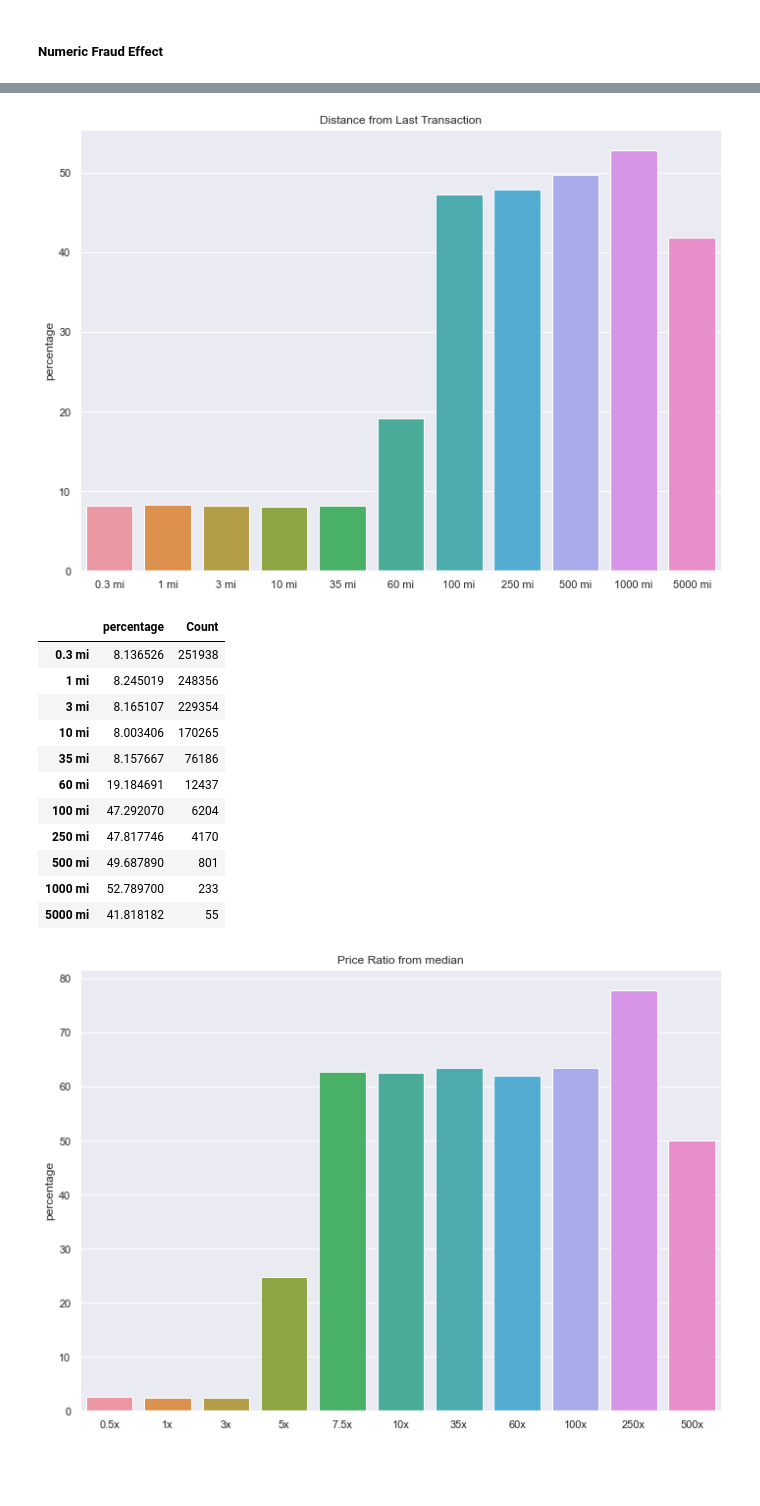
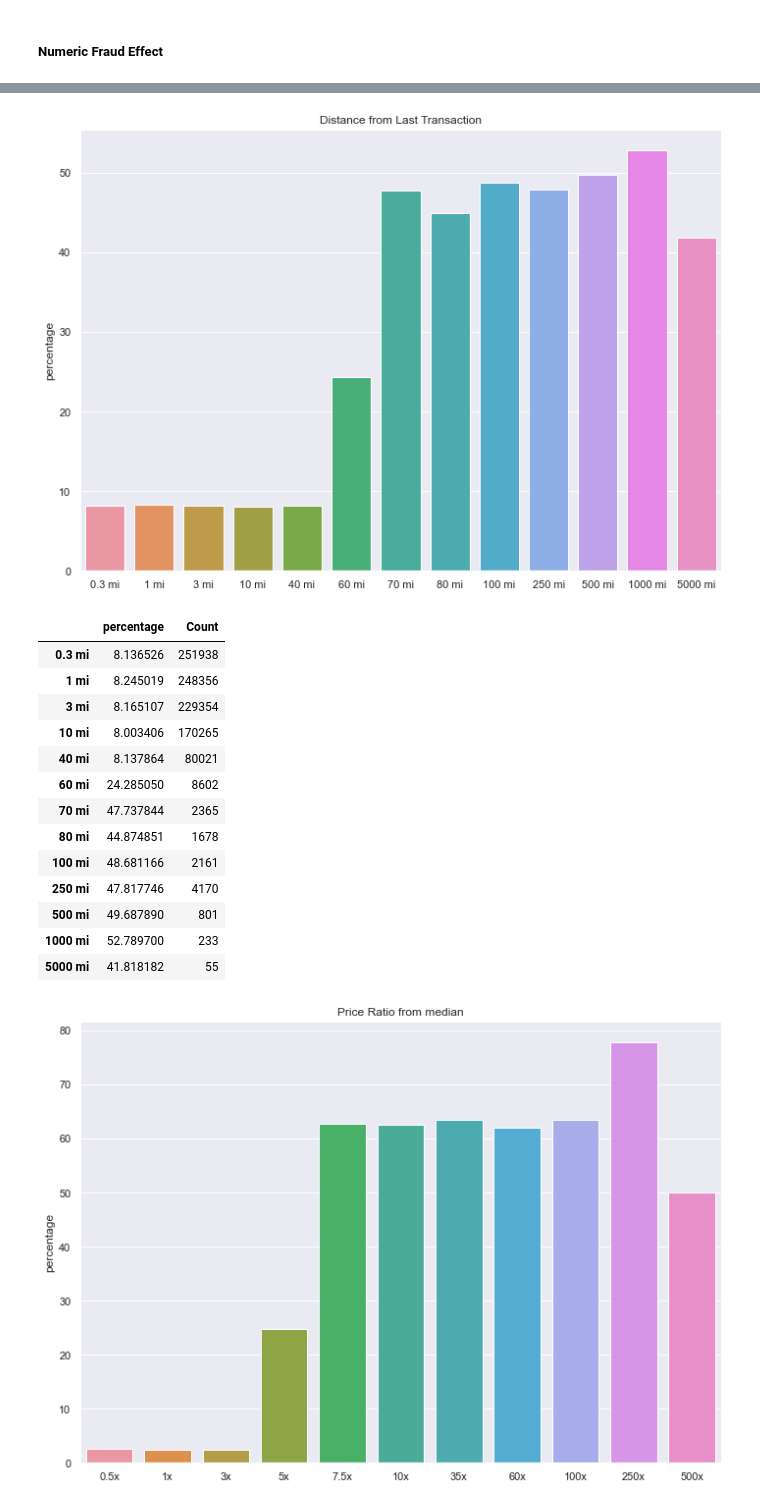
Before and after one commit to jesse51002/Fraud-u-not, a Jupyter notebook: FraudModel.ipynb, the cells around one changed output, grey strips where cells are left out. Cells and saved outputs as stored; diff of their text form; code cells hidden in the pictures; blank space fills up the shorter version.

```diff
--- a/FraudModel.ipynb
+++ b/FraudModel.ipynb
@@ -91,7 +91,7 @@ catergoryFraudData
 # %% [markdown]
 ##### Numeric Fraud Effect
 # %%
-distanceRanges = [4, 10, 25, 50, 75, 150,250,1000, 5000]
+distanceRanges = [4, 10, 25, 50, 75, 100, 125, 150,250,1000, 5000]
 
 distanceHomeFraudData = pd.DataFrame(index=[str(x) + " mi" for x in distanceRanges])
 
@@ -128,42 +130,44 @@ distanceHomeFraudData
 | 1000 mi | 43.846378 | 10311 |
 | 5000 mi | 43.478261 | 483 |
 # %%
-distanceRanges = [0.3, 1, 3, 10, 35, 60, 100, 250, 500, 1000, 5000]
+distanceRanges = [0.3, 1, 3, 10, 40, 60, 70, 80, 100, 250, 500, 1000, 5000]
 
 distanceTranFraudData = pd.DataFrame(index=[str(x) + " mi" for x in distanceRanges])
 
 mean = []
 count = []
 
 for i in range(len(distanceRanges)):
     c = distanceRanges[i]
     cb = distanceRanges[i - 1] if i > 0 else 0
     fraudRangeData = fraudData.loc[(fraudData['distance_from_last_transaction'] <= c) &
                                    (fraudData['distance_from_last_transaction'] >= cb), 'fraud']
     fraudMean = fraudRangeData.mean()
     mean.append(fraudMean * 100)
     count.append(fraudRangeData.shape[0])
 
 distanceTranFraudData['percentage'] = mean
 distanceTranFraudData['Count'] = count
 
 sns.set(rc={'figure.figsize':(11.7,8.27)})
 sns.barplot(
     x=distanceTranFraudData.index, y=distanceTranFraudData['percentage']
 ).set(title='Distance from Last Transaction')
 plt.show()
 
 distanceTranFraudData
 # %% [output]
-[figure, old version]
+[figure, new version]
 |  | percentage | Count |
 | 0.3 mi | 8.136526 | 251938 |
 | 1 mi | 8.245019 | 248356 |
 | 3 mi | 8.165107 | 229354 |
 | 10 mi | 8.003406 | 170265 |
-| 35 mi | 8.157667 | 76186 |
-| 60 mi | 19.184691 | 12437 |
-| 100 mi | 47.292070 | 6204 |
+| 40 mi | 8.137864 | 80021 |
+| 60 mi | 24.285050 | 8602 |
+| 70 mi | 47.737844 | 2365 |
+| 80 mi | 44.874851 | 1678 |
+| 100 mi | 48.681166 | 2161 |
 | 250 mi | 47.817746 | 4170 |
 | 500 mi | 49.687890 | 801 |
 | 1000 mi | 52.789700 | 233 |
```
Also changed, not shown: parts of 1 cell of this notebook.
